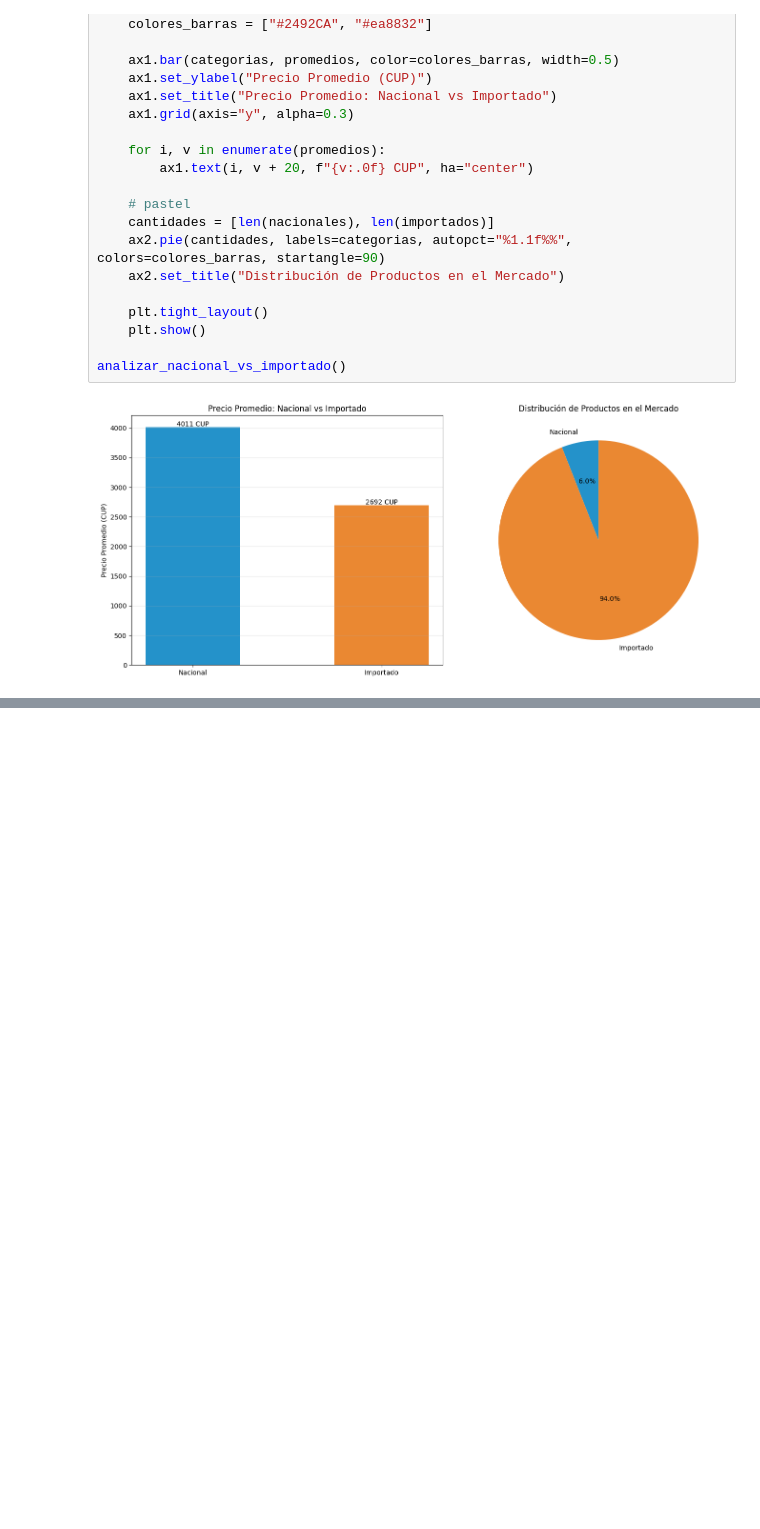
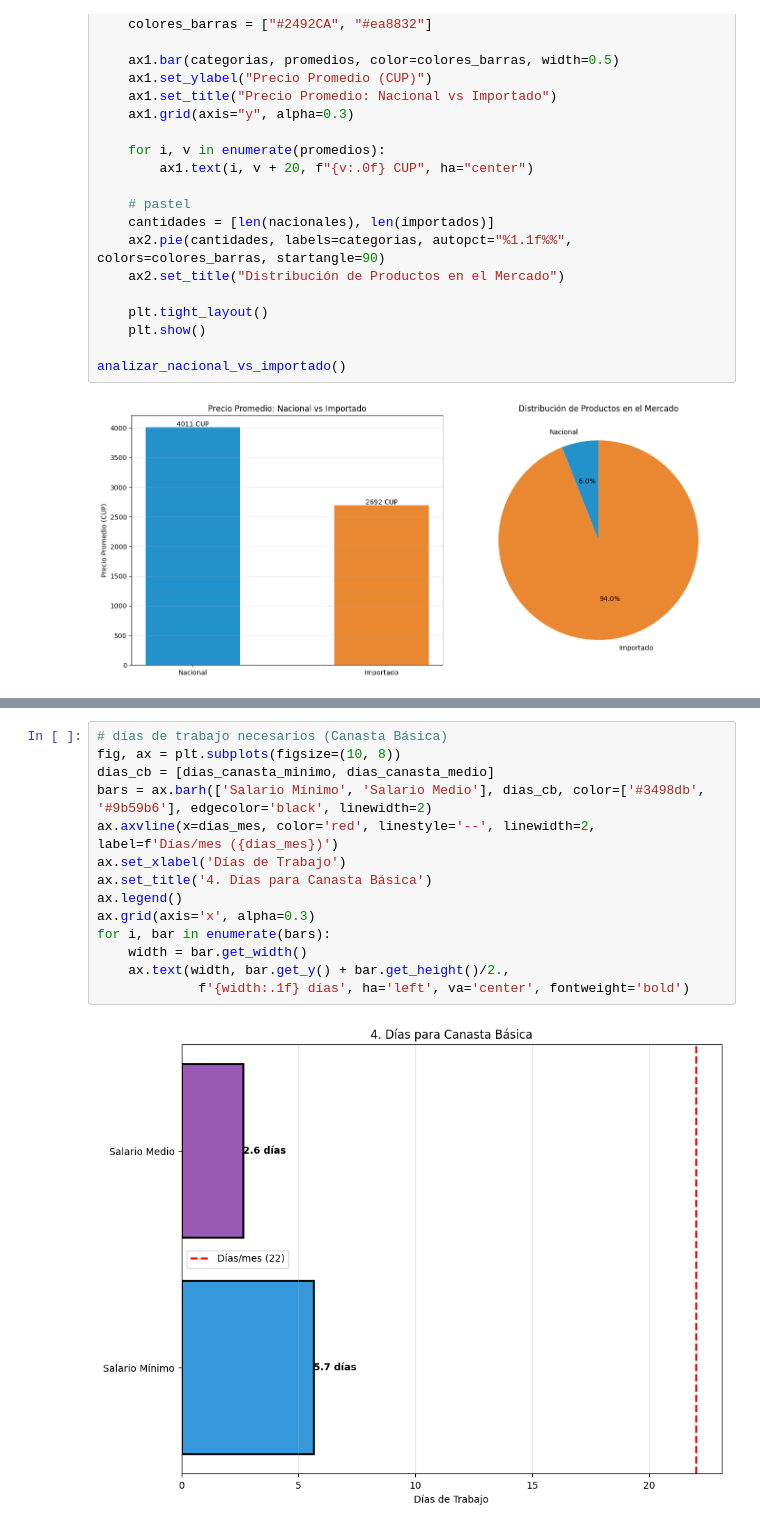
Before and after one commit to Aleinad-06/MYPIMES, a Jupyter notebook: main/main.ipynb, the cells around one changed output, grey strips where cells are left out. Cells and saved outputs as stored; diff of their text form; blank space fills up the shorter version.

```diff
--- a/main/main.ipynb
+++ b/main/main.ipynb
@@ -219,0 +345,16 @@ NameError: name 'm_productos' is not defined
+# %%
+# días de trabajo necesarios (Canasta Básica)
+fig, ax = plt.subplots(figsize=(10, 8))
+dias_cb = [dias_canasta_minimo, dias_canasta_medio]
+bars = ax.barh(['Salario Mínimo', 'Salario Medio'], dias_cb, color=['#3498db', '#9b59b6'], edgecolor='black', linewidth=2)
+ax.axvline(x=dias_mes, color='red', linestyle='--', linewidth=2, label=f'Días/mes ({dias_mes})')
+ax.set_xlabel('Días de Trabajo')
+ax.set_title('4. Días para Canasta Básica')
+ax.legend()
+ax.grid(axis='x', alpha=0.3)
+for i, bar in enumerate(bars):
+    width = bar.get_width()
+    ax.text(width, bar.get_y() + bar.get_height()/2.,
+             f'{width:.1f} días', ha='left', va='center', fontweight='bold')
+# %% [output]
+[figure, added]
```
Also changed, not shown: parts of 16 cells of this notebook, 5 other files.
